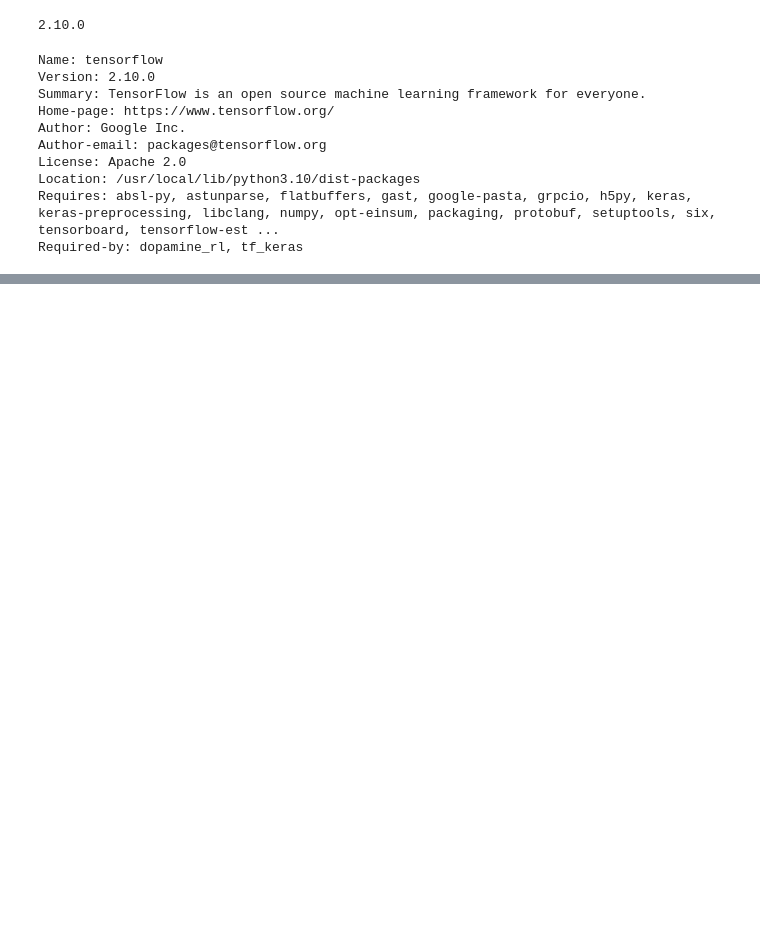
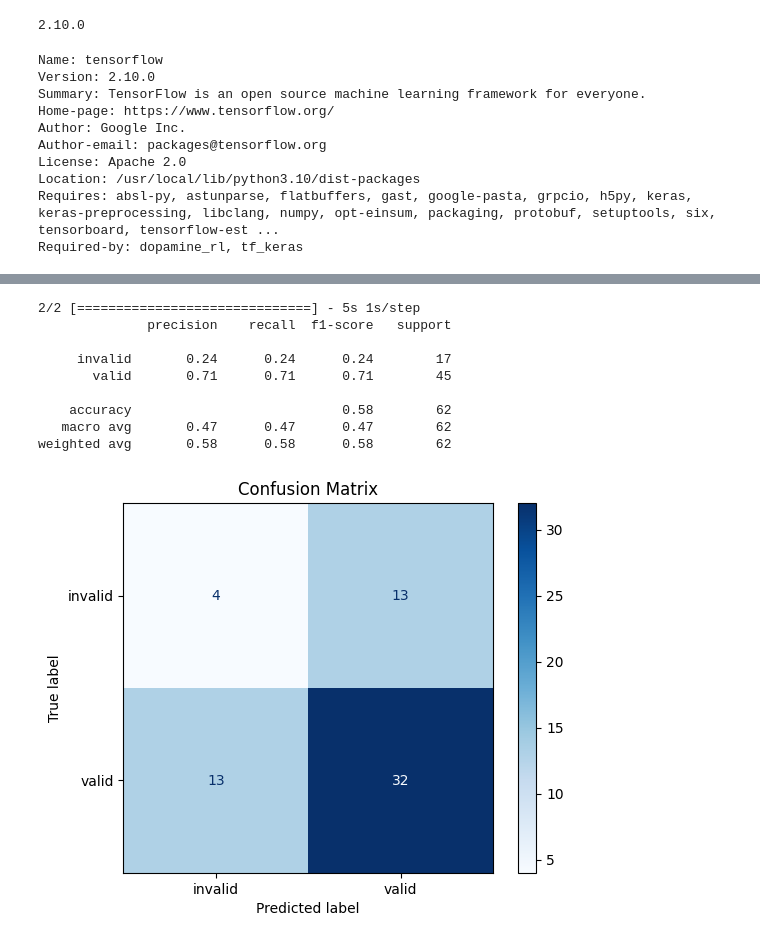
Before and after one commit to 24-25J-097/ent-disease-detection-dl-models, a Jupyter notebook: sinusitis_detection_and_severity_classification/MobileNetV2_xray_image_validator.ipynb, the cells around one changed output, grey strips where cells are left out. Saved outputs shown, nothing was run; the diff lists cells and outputs as text; code cells hidden in the pictures; blank space fills up the shorter version.

```diff
--- a/sinusitis_detection_and_severity_classification/MobileNetV2_xray_image_validator.ipynb
+++ b/sinusitis_detection_and_severity_classification/MobileNetV2_xray_image_validator.ipynb
@@ -199,0 +224,38 @@ Model Saved
+# %%
+import numpy as np
+from sklearn.metrics import confusion_matrix, classification_report, ConfusionMatrixDisplay
+import seaborn as sns
+import matplotlib.pyplot as plt
+
+# Evaluate the model and get predictions
+val_generator.reset()  # Reset the generator
+predictions = model.predict(val_generator)
+
+#  Predict on test data
+predicted_classes = (predictions > 0.5).astype(int).flatten()  # Convert probabilities to binary labels
+
+# Get true labels
+true_classes = val_generator.classes
+class_labels = list(val_generator.class_indices.keys())
+
+
+# Classification report (optional)
+print(classification_report(true_classes, predicted_classes, target_names=class_labels))
+
+#  Compute and plot confusion matrix
+cm = confusion_matrix(true_classes, predicted_classes)
+disp = ConfusionMatrixDisplay(confusion_matrix=cm, display_labels=class_labels)
+disp.plot(cmap=plt.cm.Blues)
+plt.title("Confusion Matrix")
+plt.show()
+# %% [output]
+2/2 [==============================] - 5s 1s/step
+              precision    recall  f1-score   support
+
+     invalid       0.24      0.24      0.24        17
+       valid       0.71      0.71      0.71        45
+
+    accuracy                           0.58        62
+   macro avg       0.47      0.47      0.47        62
+weighted avg       0.58      0.58      0.58        62
+[figure, added]
```
Also changed, not shown: parts of 5 cells of this notebook, 10 other files.
